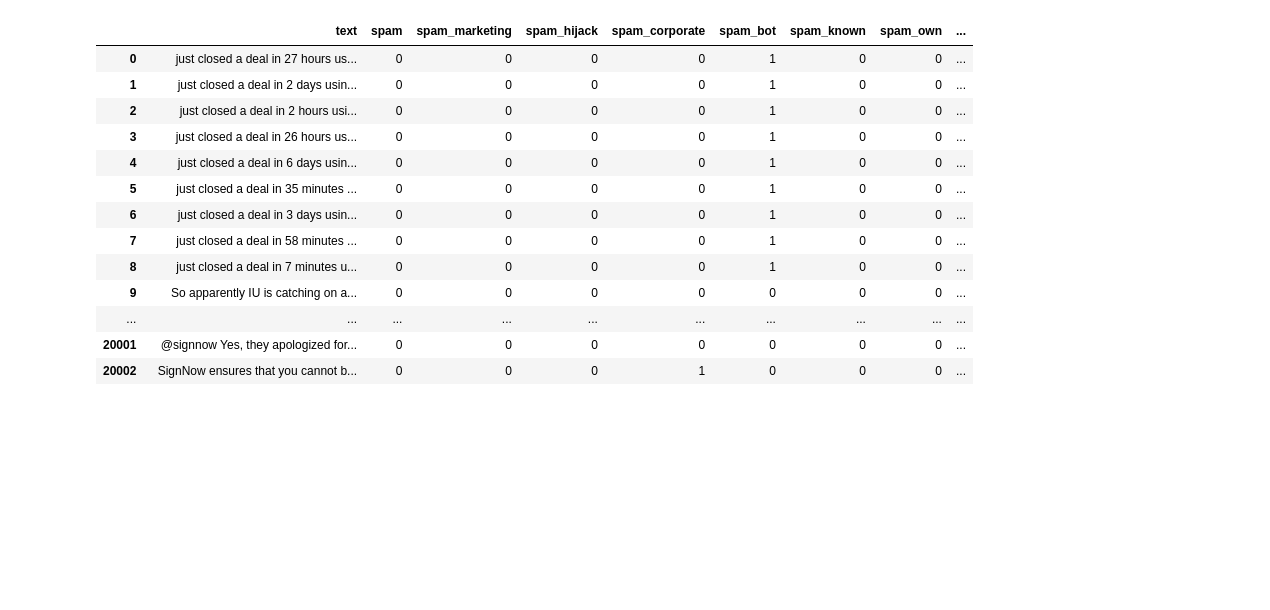
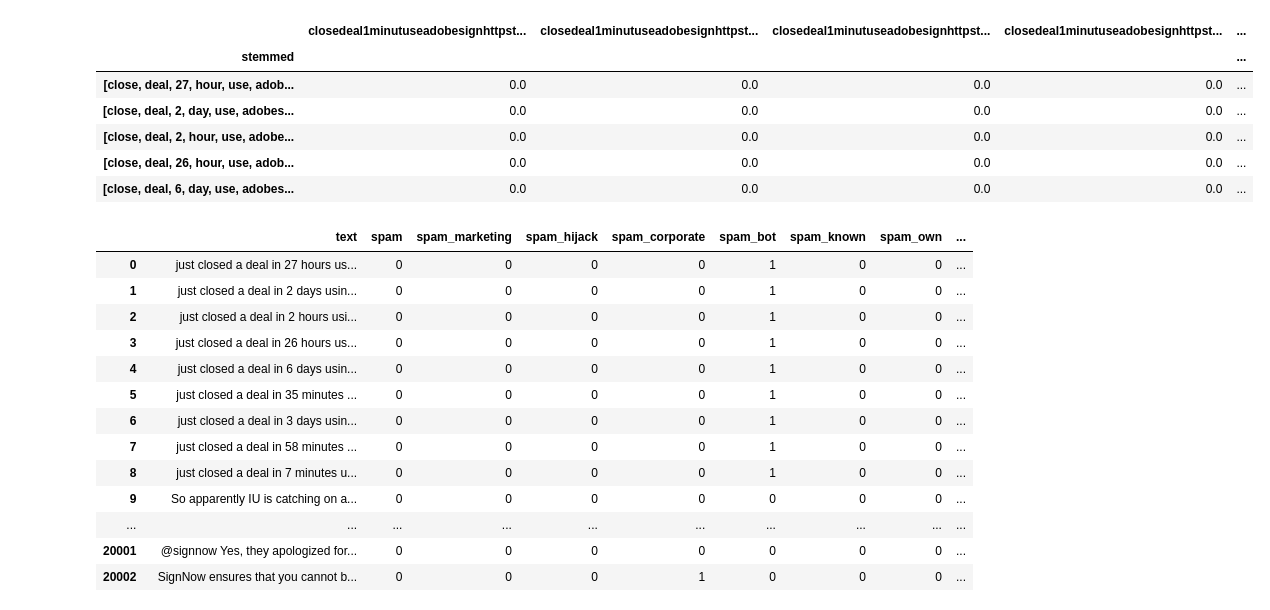
Before and after one commit to dking21/look2social_spamfilter, a Jupyter notebook: progress_diary5.ipynb, the cells around one changed output. Saved outputs shown, nothing was run; the diff lists cells and outputs as text; code cells hidden in the pictures; blank space fills up the shorter version.

```diff
--- a/progress_diary5.ipynb
+++ b/progress_diary5.ipynb
@@ -27,3 +96,14 @@ test = to_tfidf_v3(df3, 'text', 100)
+# %%
+test, test_df2 = to_tfidf_v3(df3, 'text', 10)
+test_df2.head()
+# %% [output]
+|  | closedeal1minutuseadobesignhttpst... | closedeal1minutuseadobesignhttpst... | closedeal1minutuseadobesignhttpst... | closedeal1minutuseadobesignhttpst... | ... |
+| stemmed |  |  |  |  | ... |
+| [close, deal, 27, hour, use, adob... | 0.0 | 0.0 | 0.0 | 0.0 | ... |
+| [close, deal, 2, day, use, adobes... | 0.0 | 0.0 | 0.0 | 0.0 | ... |
+| [close, deal, 2, hour, use, adobe... | 0.0 | 0.0 | 0.0 | 0.0 | ... |
+| [close, deal, 26, hour, use, adob... | 0.0 | 0.0 | 0.0 | 0.0 | ... |
+| [close, deal, 6, day, use, adobes... | 0.0 | 0.0 | 0.0 | 0.0 | ... |
 # %%
 df3
 # %% [output]
```
Also changed, not shown: parts of 9 cells of this notebook, 2 other files.
